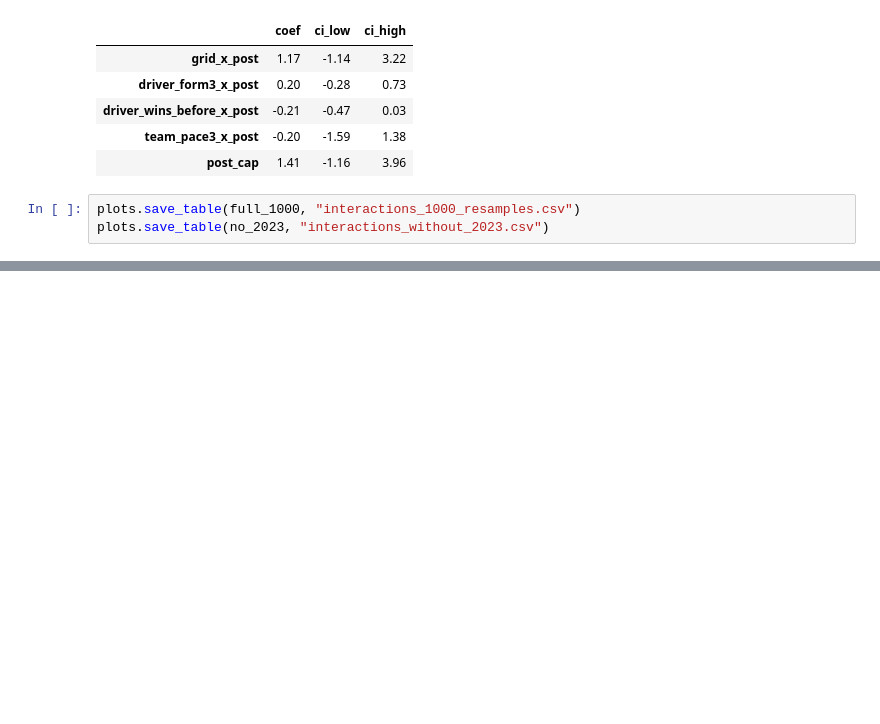
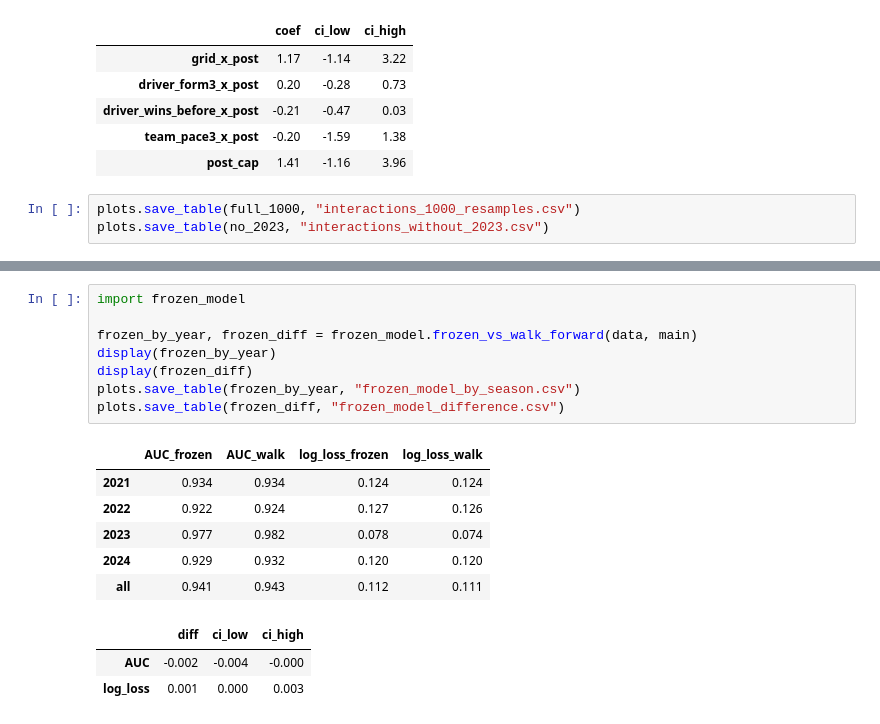
Before and after one commit to MartinaBarbero/AdvanceData, a Jupyter notebook: notebooks/05_walk_forward.ipynb, the cells around one changed output, grey strips where cells are left out. Cells and saved outputs as stored; diff of their text form; blank space fills up the shorter version.

Commit message:
Add frozen-model check, README and cleanup

```diff
--- a/notebooks/05_walk_forward.ipynb
+++ b/notebooks/05_walk_forward.ipynb
@@ -223,0 +228,18 @@ plots.save_table(no_2023, "interactions_without_2023.csv")
+# %%
+import frozen_model
+
+frozen_by_year, frozen_diff = frozen_model.frozen_vs_walk_forward(data, main)
+display(frozen_by_year)
+display(frozen_diff)
+plots.save_table(frozen_by_year, "frozen_model_by_season.csv")
+plots.save_table(frozen_diff, "frozen_model_difference.csv")
+# %% [output]
+|  | AUC_frozen | AUC_walk | log_loss_frozen | log_loss_walk |
+| 2021 | 0.934 | 0.934 | 0.124 | 0.124 |
+| 2022 | 0.922 | 0.924 | 0.127 | 0.126 |
+| 2023 | 0.977 | 0.982 | 0.078 | 0.074 |
+| 2024 | 0.929 | 0.932 | 0.120 | 0.120 |
+| all | 0.941 | 0.943 | 0.112 | 0.111 |
+|  | diff | ci_low | ci_high |
+| AUC | -0.002 | -0.004 | -0.000 |
+| log_loss | 0.001 | 0.000 | 0.003 |
```
Also changed, not shown: parts of 1 cell of this notebook, 10 other files.
